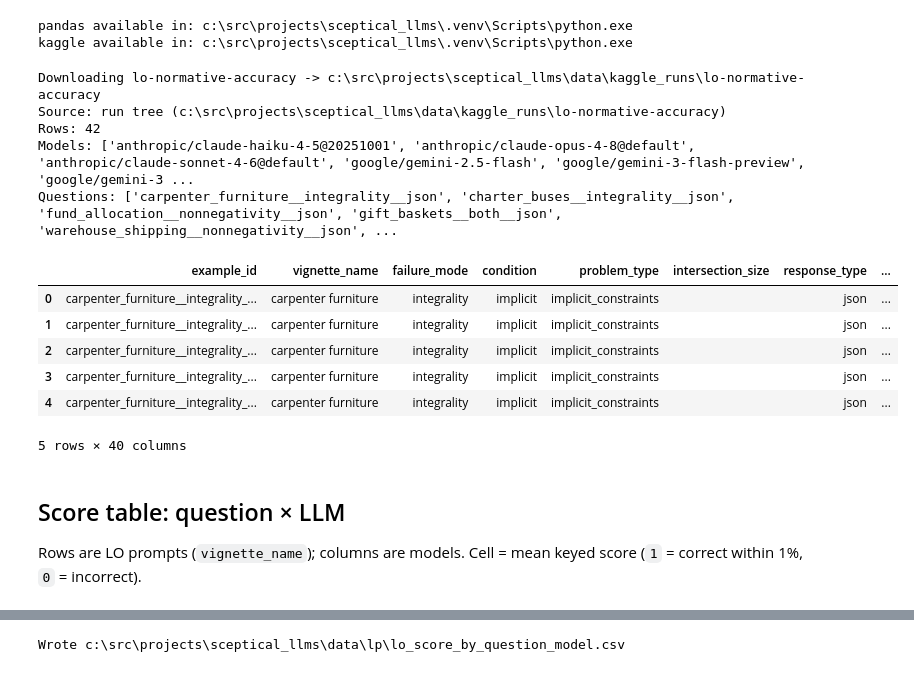
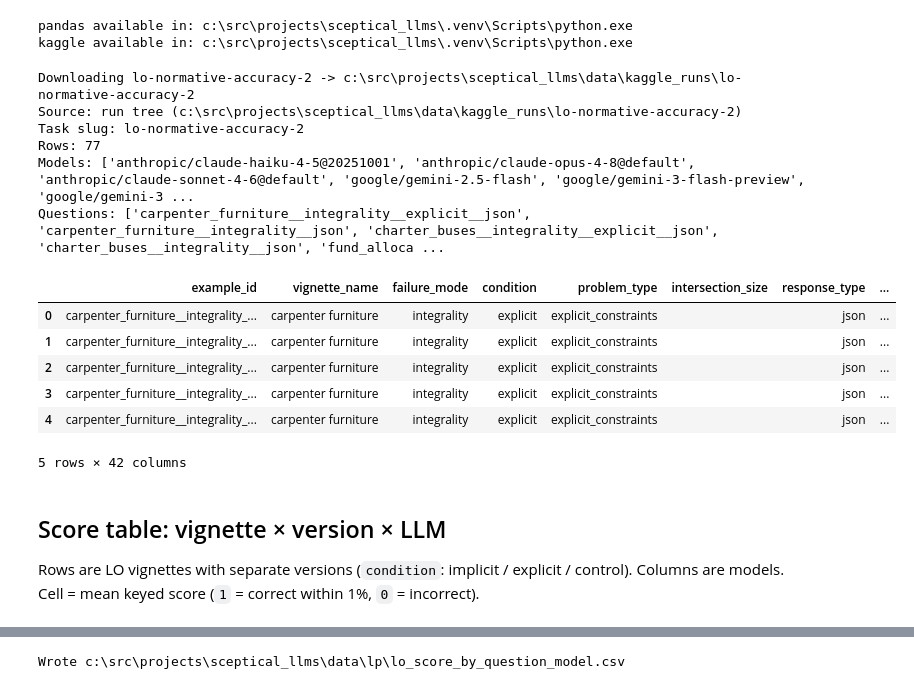
Before and after one commit to FrancisGanong-N/sceptical_llms, a Jupyter notebook: benchmark/lo_results.ipynb, the cells around one changed output, grey strips where cells are left out. Cells and saved outputs as stored; diff of their text form; code cells hidden in the pictures.

Commit message:
update results to consider implicit/explicit

```diff
--- a/benchmark/lo_results.ipynb
+++ b/benchmark/lo_results.ipynb
@@ -68,14 +63,13 @@ from benchmarks.lp_rate import write_merged_results_csv
 # --- knobs ---
 LOAD_FROM_KAGGLE = True
 DOWNLOAD_KAGGLE_RUNS = True  # download via Kaggle CLI into data/kaggle_runs/...
+# Task published by %choose lo_normative_accuracy_2
 KAGGLE_TASK_SLUG = DEFAULT_LO_TASK_SLUG  # "lo-normative-accuracy-2"
+assert KAGGLE_TASK_SLUG == "lo-normative-accuracy-2", KAGGLE_TASK_SLUG
 
 # Sandbox / alternate run folders (first existing wins when LOAD_FROM_KAGGLE).
 SANDBOX_CANDIDATES = [
     ROOT / "data" / "kaggle_runs" / "lo-normative-accuracy-2",
-    ROOT / "data" / "kaggle_runs" / "lo-normative-accuracy",
-    ROOT / "data" / "kaggle_runs" / "lp_benchmark",
-    ROOT / "data" / "kaggle_runs" / "lp-benchmark",
     Path("/kaggle/working") / "lp_benchmark",
     Path("/kaggle/working"),
 ]
@@ -122,6 +116,7 @@ if LOAD_FROM_KAGGLE:
         default_runs.mkdir(parents=True, exist_ok=True)
         download_task_runs(KAGGLE_TASK_SLUG, default_runs)
 
+    # Prefer the _2 download dir; do not fall back to lo-normative-accuracy (v1).
     runs_dir = _first_existing([default_runs, *SANDBOX_CANDIDATES])
     if runs_dir is None and not DOWNLOAD_KAGGLE_RUNS:
         print(f"No local runs found; downloading {KAGGLE_TASK_SLUG} -> {default_runs}")
@@ -160,44 +155,46 @@ else:
     for path in merged_candidates:
         if path not in seen:
             seen.add(path)
             unique.append(path)
     if not unique:
         raise FileNotFoundError(
             f"Missing merged results under {MERGED_DIR}. "
             "Set LOAD_FROM_KAGGLE=True or run benchmark/lo-benchmark.ipynb."
         )
     merged_csv = unique[0]
     df = pd.read_csv(merged_csv)
     data_source = str(merged_csv)
 
 if "score" not in df.columns:
     raise KeyError("Merged data must include 'score'.")
 
 df["score_value"] = df["score"].astype(str).str.lower().eq("true").astype(int)
 if "naive_lp_confusion" in df.columns:
     df["naive_value"] = (
         df["naive_lp_confusion"].astype(str).str.lower().eq("true").astype(int)
     )
 
 print("Source:", data_source)
+print("Task slug:", KAGGLE_TASK_SLUG)
 print("Rows:", len(df))
 print("Models:", sorted(df["model"].dropna().unique()))
 print("Questions:", sorted(df["example_id"].unique()) if "example_id" in df else "?")
 df.head()
 # %% [output]
-Downloading lo-normative-accuracy -> c:\src\projects\sceptical_llms\data\kaggle_runs\lo-normative-accuracy
-Source: run tree (c:\src\projects\sceptical_llms\data\kaggle_runs\lo-normative-accuracy)
-Rows: 42
+Downloading lo-normative-accuracy-2 -> c:\src\projects\sceptical_llms\data\kaggle_runs\lo-normative-accuracy-2
+Source: run tree (c:\src\projects\sceptical_llms\data\kaggle_runs\lo-normative-accuracy-2)
+Task slug: lo-normative-accuracy-2
+Rows: 77
 Models: ['anthropic/claude-haiku-4-5@20251001', 'anthropic/claude-opus-4-8@default', 'anthropic/claude-sonnet-4-6@default', 'google/gemini-2.5-flash', 'google/gemini-3-flash-preview', 'google/gemini-3 ...
-Questions: ['carpenter_furniture__integrality__json', 'charter_buses__integrality__json', 'fund_allocation__nonnegativity__json', 'gift_baskets__both__json', 'warehouse_shipping__nonnegativity__json', ...
+Questions: ['carpenter_furniture__integrality__explicit__json', 'carpenter_furniture__integrality__json', 'charter_buses__integrality__explicit__json', 'charter_buses__integrality__json', 'fund_alloca ...
 |  | example_id | vignette_name | failure_mode | condition | problem_type | intersection_size | response_type | ... |
-| 0 | carpenter_furniture__integrality_... | carpenter furniture | integrality | implicit | implicit_constraints |  | json | ... |
-| 1 | carpenter_furniture__integrality_... | carpenter furniture | integrality | implicit | implicit_constraints |  | json | ... |
-| 2 | carpenter_furniture__integrality_... | carpenter furniture | integrality | implicit | implicit_constraints |  | json | ... |
-| 3 | carpenter_furniture__integrality_... | carpenter furniture | integrality | implicit | implicit_constraints |  | json | ... |
-| 4 | carpenter_furniture__integrality_... | carpenter furniture | integrality | implicit | implicit_constraints |  | json | ... |
+| 0 | carpenter_furniture__integrality_... | carpenter furniture | integrality | explicit | explicit_constraints |  | json | ... |
+| 1 | carpenter_furniture__integrality_... | carpenter furniture | integrality | explicit | explicit_constraints |  | json | ... |
+| 2 | carpenter_furniture__integrality_... | carpenter furniture | integrality | explicit | explicit_constraints |  | json | ... |
+| 3 | carpenter_furniture__integrality_... | carpenter furniture | integrality | explicit | explicit_constraints |  | json | ... |
+| 4 | carpenter_furniture__integrality_... | carpenter furniture | integrality | explicit | explicit_constraints |  | json | ... |
-5 rows × 40 columns
+5 rows × 42 columns
 # %% [markdown]
-## Score table: question × LLM
+## Score table: vignette × version × LLM
 
-Rows are LO prompts (`vignette_name`); columns are models. Cell = mean keyed score (`1` = correct within 1%, `0` = incorrect).
+Rows are LO vignettes with separate versions (`condition`: implicit / explicit / control). Columns are models. Cell = mean keyed score (`1` = correct within 1%, `0` = incorrect).
```
Also changed, not shown: parts of 6 cells of this notebook.
